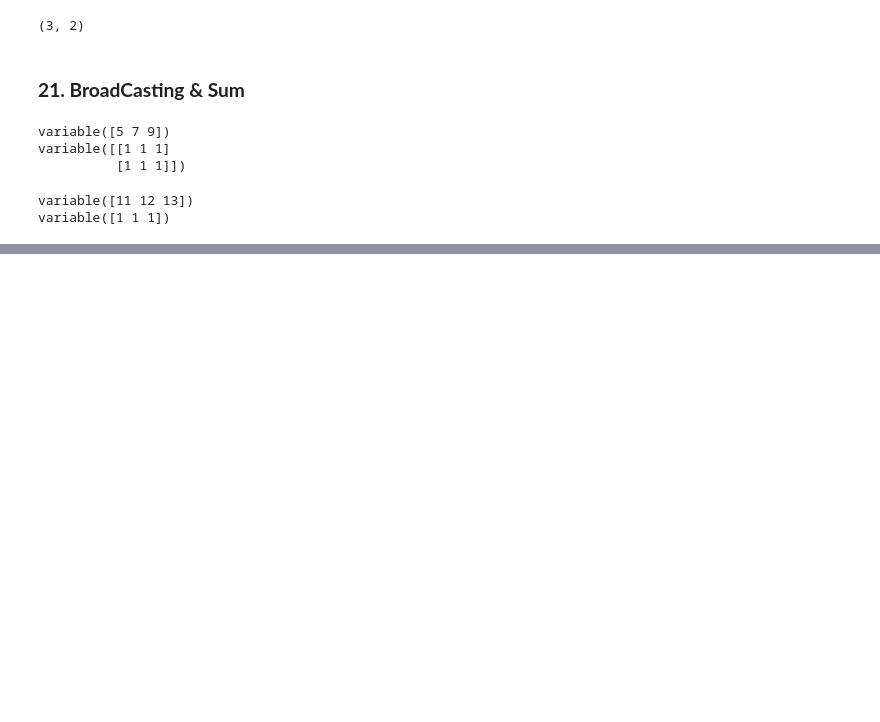
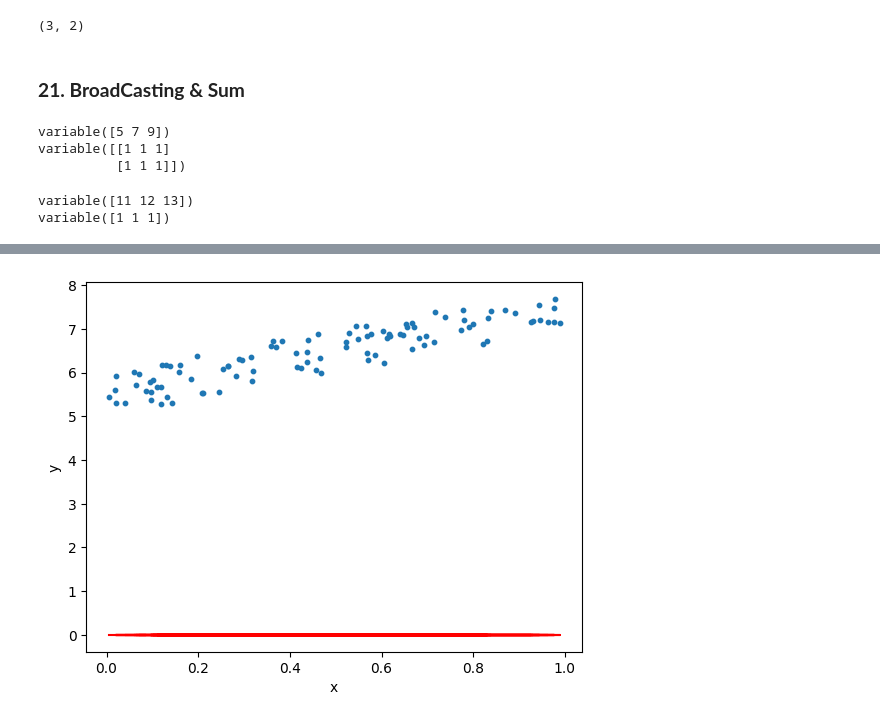
Before and after one commit to KangHoML/DeZero, a Jupyter notebook: progress.ipynb, the cells around one changed output, grey strips where cells are left out. Cells and saved outputs as stored; diff of their text form; code cells hidden in the pictures; blank space fills up the shorter version.

Commit message:
step 23. 선형 회귀 (Linear Regression)

```diff
--- a/progress.ipynb
+++ b/progress.ipynb
@@ -537,0 +587,15 @@ variable([1 1 1])
+# %%
+import dezero.functions as F
+from dezero import Variable
+
+W = Variable(np.zeros((1, 1)))
+b = Variable(np.zeros(1))
+
+def predict(x):
+    y = F.linear(x, W, b)
+    return y
+
+y_pred = predict(x)
+plot_graph(x, y, y_pred)
+# %% [output]
+[figure, added]
```
Also changed, not shown: parts of 6 cells of this notebook, 2 other files.
